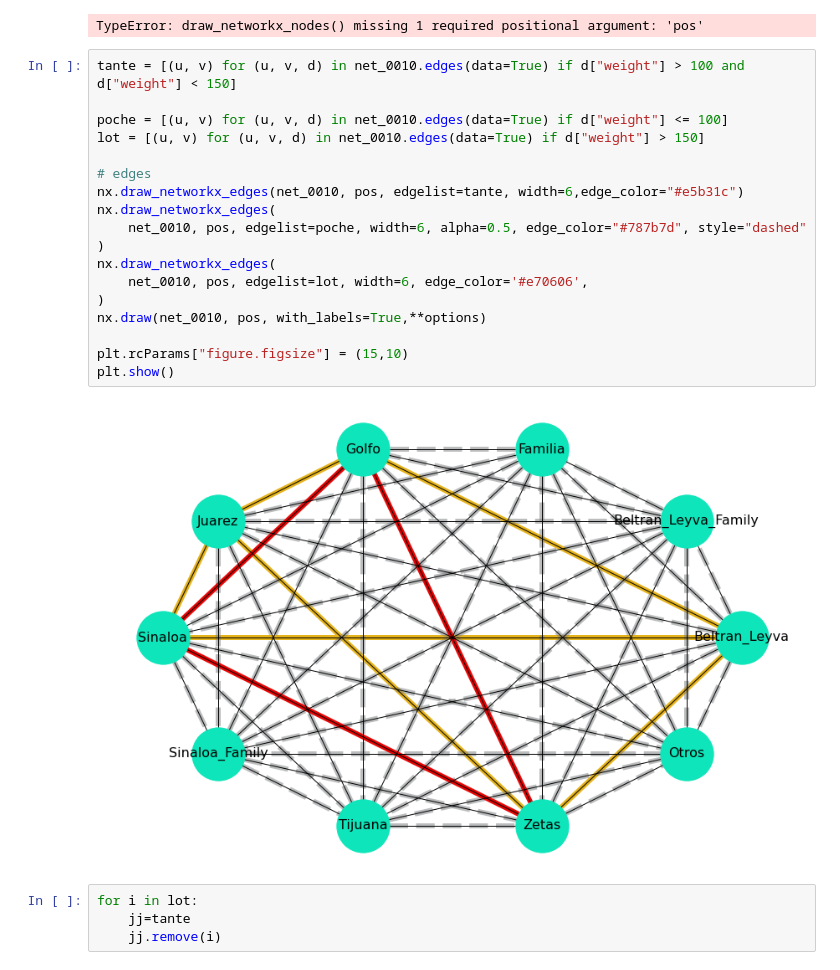
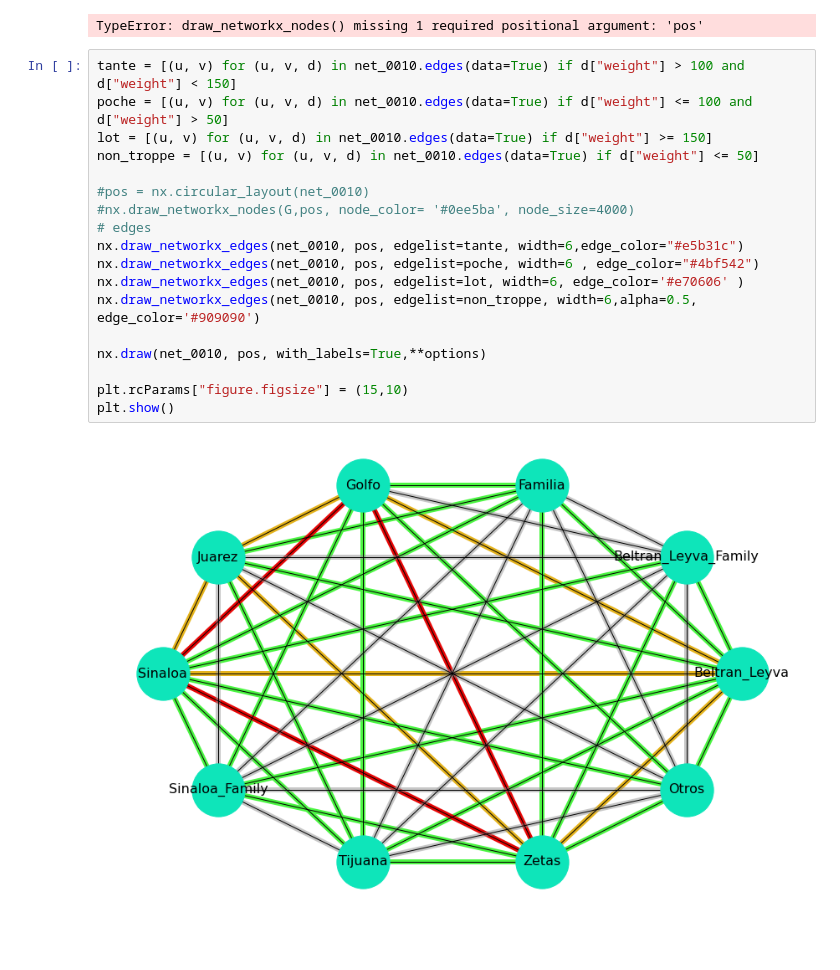
Before and after one commit to emacarta/Mexico-Drug-Traffic-Activities, a Jupyter notebook: Mexican_Drug_Cartell_Analysis.ipynb, the cells around one changed output. Cells and saved outputs as stored; diff of their text form; blank space fills up the shorter version.

```diff
--- a/Mexican_Drug_Cartell_Analysis.ipynb
+++ b/Mexican_Drug_Cartell_Analysis.ipynb
@@ -1352,25 +1432,21 @@ plt.show()
 TypeError: draw_networkx_nodes() missing 1 required positional argument: 'pos'
 # %%
 tante = [(u, v) for (u, v, d) in net_0010.edges(data=True) if d["weight"] > 100 and d["weight"] < 150]
+poche = [(u, v) for (u, v, d) in net_0010.edges(data=True) if d["weight"] <= 100 and d["weight"] > 50]
+lot = [(u, v) for (u, v, d) in net_0010.edges(data=True) if d["weight"] >= 150]
+non_troppe = [(u, v) for (u, v, d) in net_0010.edges(data=True) if d["weight"] <= 50]
 
-poche = [(u, v) for (u, v, d) in net_0010.edges(data=True) if d["weight"] <= 100]
-lot = [(u, v) for (u, v, d) in net_0010.edges(data=True) if d["weight"] > 150]
-
+#pos = nx.circular_layout(net_0010)
+#nx.draw_networkx_nodes(G,pos, node_color= '#0ee5ba', node_size=4000)
 # edges
 nx.draw_networkx_edges(net_0010, pos, edgelist=tante, width=6,edge_color="#e5b31c")
-nx.draw_networkx_edges(
-    net_0010, pos, edgelist=poche, width=6, alpha=0.5, edge_color="#787b7d", style="dashed"
-)
-nx.draw_networkx_edges(
-    net_0010, pos, edgelist=lot, width=6, edge_color='#e70606',
-)
+nx.draw_networkx_edges(net_0010, pos, edgelist=poche, width=6 , edge_color="#4bf542")
+nx.draw_networkx_edges(net_0010, pos, edgelist=lot, width=6, edge_color='#e70606' )
+nx.draw_networkx_edges(net_0010, pos, edgelist=non_troppe, width=6,alpha=0.5, edge_color='#909090')
+
 nx.draw(net_0010, pos, with_labels=True,**options)
 
 plt.rcParams["figure.figsize"] = (15,10)
 plt.show()
 # %% [output]
-[figure, old version]
+[figure, new version]
-# %%
-for i in lot:
-    jj=tante
-    jj.remove(i)
```
Also changed, not shown: parts of 6 cells of this notebook.
